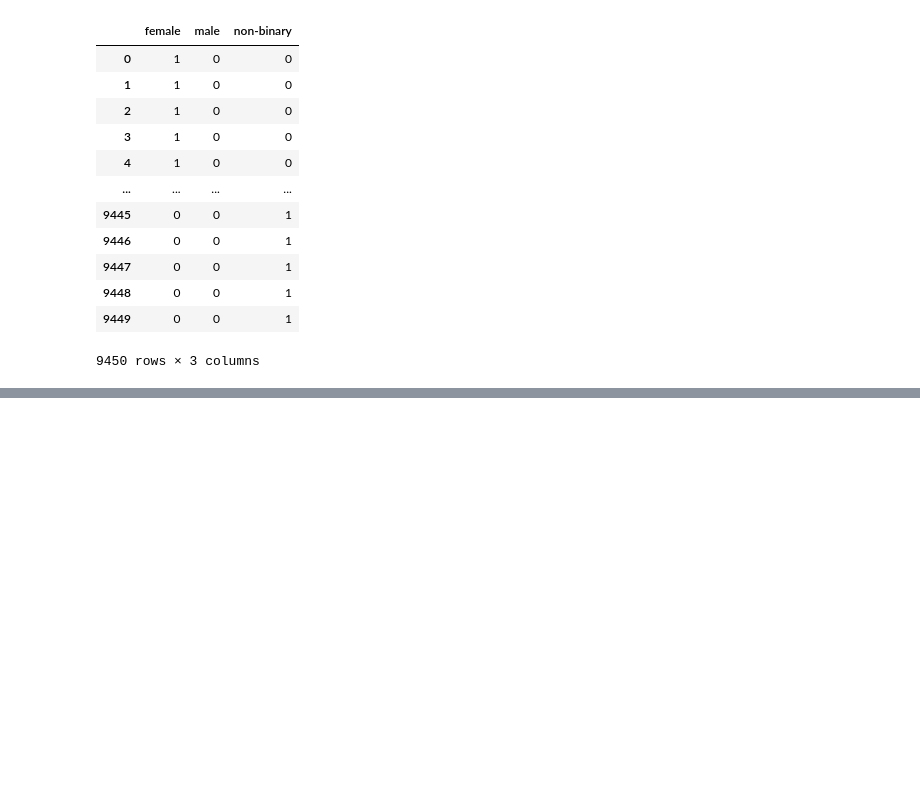
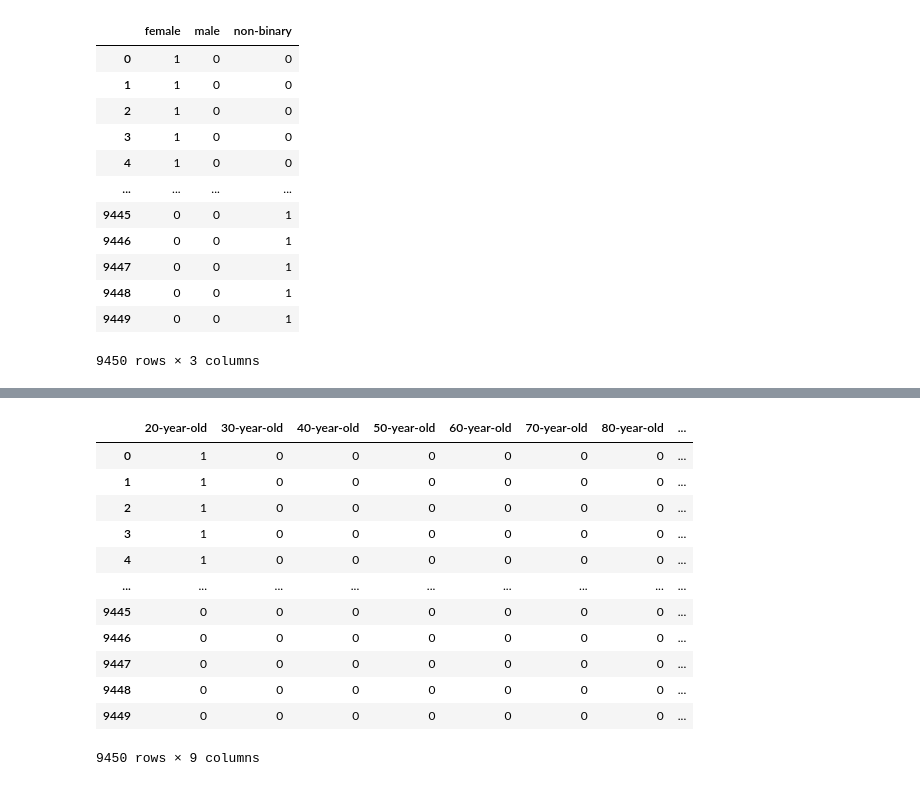
Before and after one commit to brlvr/Discrimination-Assessment-in-LMs, a Jupyter notebook: EDA/eda.ipynb, the cells around one changed output, grey strips where cells are left out. Cells and saved outputs as stored; diff of their text form; code cells hidden in the pictures; blank space fills up the shorter version.

Commit message:
added the ability to see how many each gender, race and age appears in each decision question for later analysis if there are examples without one of them

```diff
--- a/EDA/eda.ipynb
+++ b/EDA/eda.ipynb
@@ -49,7 +49,7 @@ unique_values_df = pd.DataFrame()
 unique_genders = explicit_df['gender'].unique()
 unique_races = explicit_df['race'].unique()
 unique_ages = explicit_df['age'].unique()
-unique_ages = [str(int(age)) for age in unique_ages]
+unique_ages = [str(int(age))+'-year-old' for age in unique_ages]
 
 
 print(f'''
@@ -89,2 +104,20 @@ explicit_df['filled_template'].to_string(index=False)
 # %%
 # see for each age how many times it is repeted in each decision question
+from EDA.utils import count_apperances_in_texts
+
+age_per_desioin_question = count_apperances_in_texts(texts_df=explicit_df['filled_template'], words=unique_ages)
+age_per_desioin_question
+# %% [output]
+|  | 20-year-old | 30-year-old | 40-year-old | 50-year-old | 60-year-old | 70-year-old | 80-year-old | ... |
+| 0 | 1 | 0 | 0 | 0 | 0 | 0 | 0 | ... |
+| 1 | 1 | 0 | 0 | 0 | 0 | 0 | 0 | ... |
+| 2 | 1 | 0 | 0 | 0 | 0 | 0 | 0 | ... |
+| 3 | 1 | 0 | 0 | 0 | 0 | 0 | 0 | ... |
+| 4 | 1 | 0 | 0 | 0 | 0 | 0 | 0 | ... |
+| ... | ... | ... | ... | ... | ... | ... | ... | ... |
+| 9445 | 0 | 0 | 0 | 0 | 0 | 0 | 0 | ... |
+| 9446 | 0 | 0 | 0 | 0 | 0 | 0 | 0 | ... |
+| 9447 | 0 | 0 | 0 | 0 | 0 | 0 | 0 | ... |
+| 9448 | 0 | 0 | 0 | 0 | 0 | 0 | 0 | ... |
+| 9449 | 0 | 0 | 0 | 0 | 0 | 0 | 0 | ... |
+9450 rows × 9 columns
```
Also changed, not shown: parts of 2 cells of this notebook.
